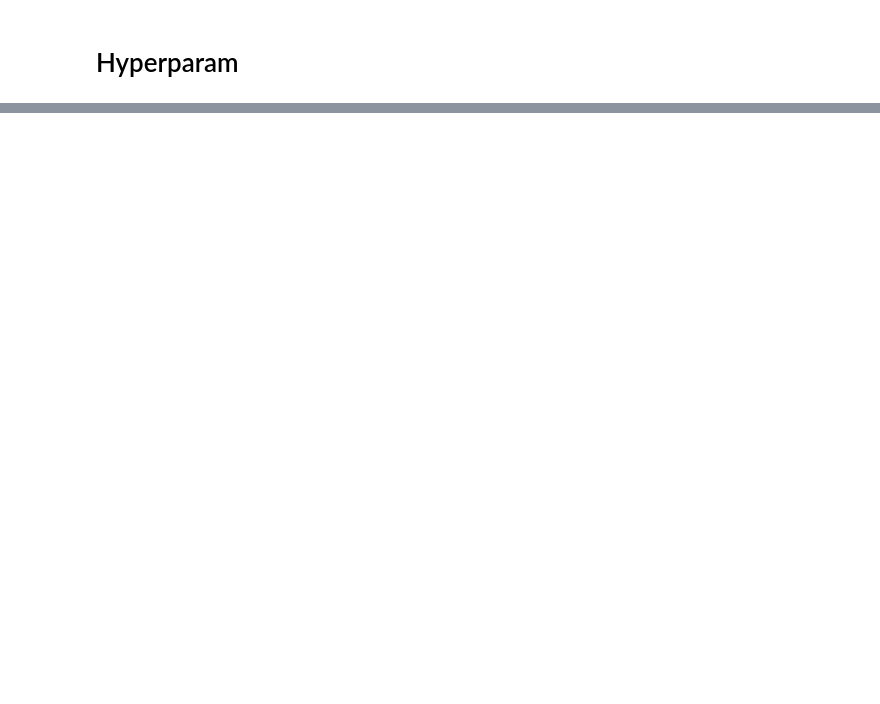
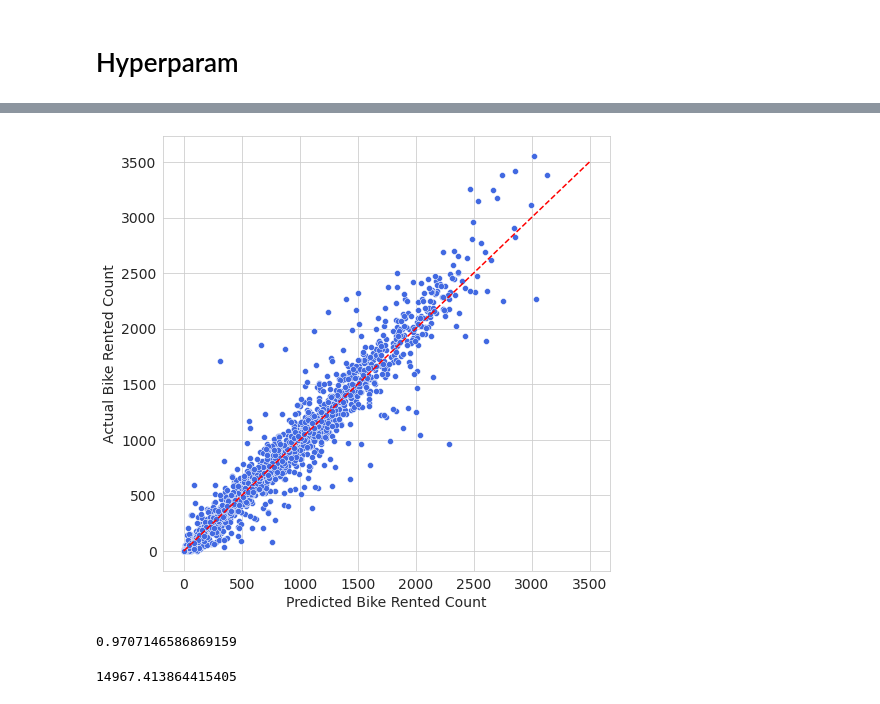
Before and after one commit to Gaurav2912/Bike-Sharing-Demand-Prediction, a Jupyter notebook: Bike_Sharing_Demand_Prediction_Capstone_Project.ipynb, the cells around one changed output, grey strips where cells are left out. Saved outputs shown, nothing was run; the diff lists cells and outputs as text; code cells hidden in the pictures; blank space fills up the shorter version.

```diff
--- a/Bike_Sharing_Demand_Prediction_Capstone_Project.ipynb
+++ b/Bike_Sharing_Demand_Prediction_Capstone_Project.ipynb
@@ -628,0 +842,25 @@ performance_df
+# %%
+y_hat = final_model.predict(scaled_X_test)
+# %%
+actual_count = (y_test.values)**2
+pred_count = (y_hat) ** 2
+
+df_residual = pd.DataFrame({
+    'Actual Bike Rented Count': actual_count,
+    'Predicted Bike Rented Count' :  pred_count,
+    'residual' : (actual_count - pred_count)
+})
+# %%
+plt.figure(figsize= (8, 8))
+sns.scatterplot(data= df_residual, y= 'Actual Bike Rented Count', x= 'Predicted Bike Rented Count')
+plt.plot([0,3500], [0,3500], ls= '--', color= 'red') ;
+# %% [output]
+[figure, added]
+# %%
+df_residual['Predicted Bike Rented Count'].corr(df_residual['Actual Bike Rented Count'])
+# %% [output]
+0.9707146586869159
+# %%
+df_residual['residual'].sum()
+# %% [output]
+14967.413864415405
```
Also changed, not shown: parts of 28 cells of this notebook.
